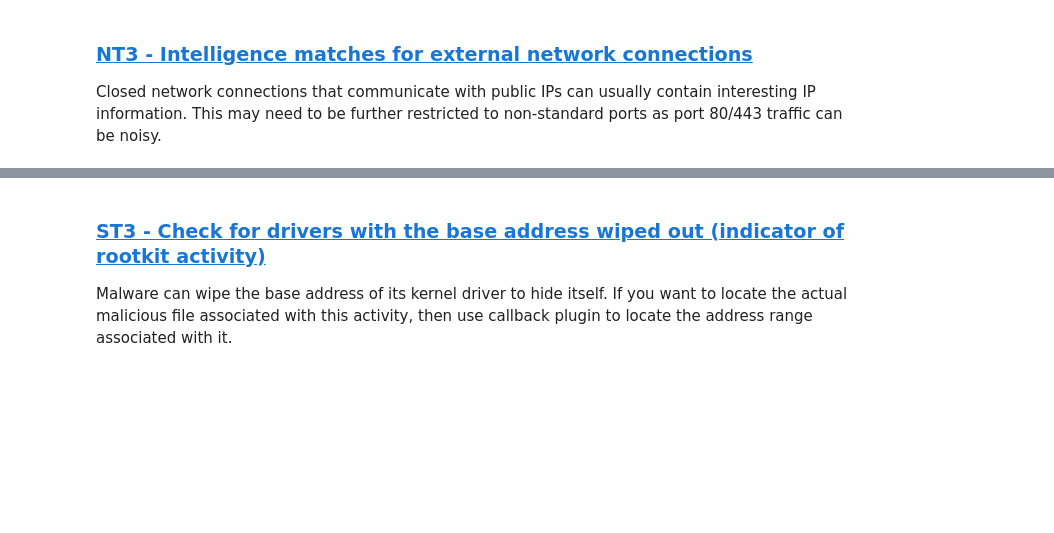
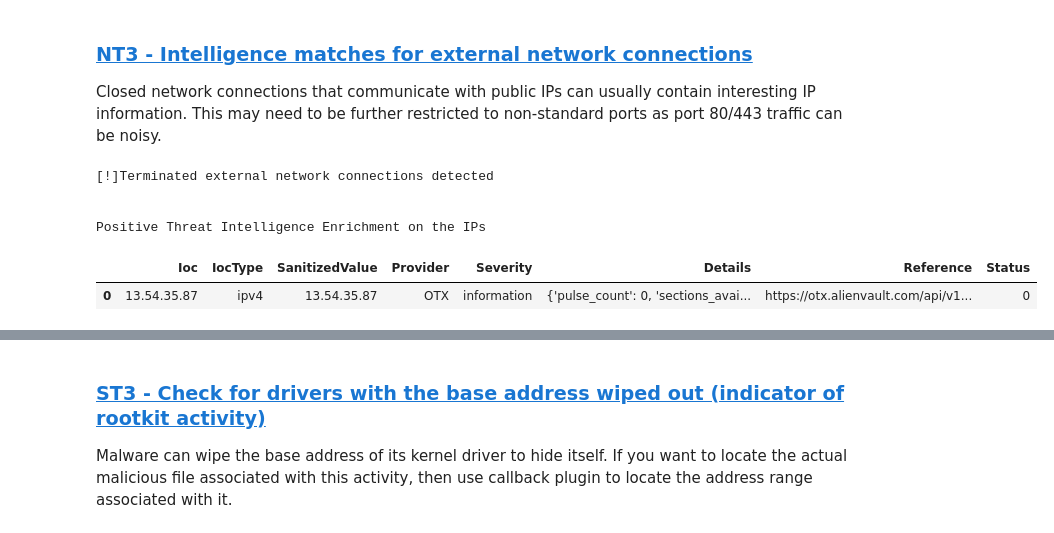
Before and after one commit to blueteam0ps/memOptix, a Jupyter notebook: memOptix-analyst.ipynb, the cells around one changed output, grey strips where cells are left out. Cells and saved outputs as stored; diff of their text form; code cells hidden in the pictures; blank space fills up the shorter version.

```diff
--- a/memOptix-analyst.ipynb
+++ b/memOptix-analyst.ipynb
@@ -243,16 +305,25 @@ Closed network connections that communicate with public IPs can usually contain
 # %%
 ext_netclose = dfnetscan[(dfnetscan["ForeignAddr"].str.match(r'(?!^0\.)(?!^10\.)(?!^100\.6[4-9]\.)(?!^100\.[7-9]\d\.)(?!^100\.1[0-1]\d\.)(?!^100\.12[0-7]\.)(?!^127\.)(?!^169\.254\.)(?!^172\.1[6-9]\.)(?!^172\.2[0-9]\.)(?!^172\.3[0-1]\.)(?!^192\.0\.0\.)(?!^192\.0\.2\.)(?!^192\.88\.99\.)(?!^192\.168\.)(?!^198\.1[8-9]\.)(?!^198\.51\.100\.)(?!^203.0\.113\.)(?!^22[4-9]\.)(?!^23[0-9]\.)(?!^24[0-9]\.)(?!^25[0-5]\.)(([0-9]|[1-9][0-9]|1[0-9]{2}|2[0-4][0-9]|25[0-5])\.([0-9]|[1-9][0-9]|1[0-9]{2}|2[0-4][0-9]|25[0-5])\.([0-9]|[1-9][0-9]|1[0-9]{2}|2[0-4][0-9]|25[0-5])\.([0-9]|[1-9][0-9]|1[0-9]{2}|2[0-4][0-9]|25[0-5]))$') == True)][["ForeignAddr","ForeignPort","Owner"]]
 if (ext_netclose.empty):
     print(Fore.GREEN + "[✓]No closed external connections were detected")
 else:
     print(Fore.RED + "[!]Terminated external network connections detected")
     ext_netclose.to_string(index = False)
-    #print(ext_netclose)
     print("\n")
     print("Positive Threat Intelligence Enrichment on the IPs")
-    display(ext_netclose.drop_duplicates(subset ="ForeignAddr", keep = False, inplace = True))
-    #resraw_intel = intel.lookup_iocs(data=ext_netclose, obs_col="ForeignAddr", providers=["GreyNoise","OTX"])
-    #res_intel = resraw_intel[resraw_intel["Result"]==True]
-    #display(res_intel)
+    ext_netclose.drop_duplicates(subset ="ForeignAddr", keep = False, inplace = True)
+    resraw_intel = intel.lookup_iocs(data=ext_netclose, obs_col="ForeignAddr")
+    res_intel = resraw_intel[resraw_intel["Result"]==True]
+
+    #Dropping columns that are not required
+    res_intel_cut = res_intel.drop(['QuerySubtype','RawResult','Result'], axis=1)
+    display(res_intel_cut)
+# %% [output]
+[!]Terminated external network connections detected
+
+
+Positive Threat Intelligence Enrichment on the IPs
+|  | Ioc | IocType | SanitizedValue | Provider | Severity | Details | Reference | Status |
+| 0 | 13.54.35.87 | ipv4 | 13.54.35.87 | OTX | information | {'pulse_count': 0, 'sections_avai... | https://otx.alienvault.com/api/v1... | 0 |
 # %% [markdown]
 ### <a href=#NT4>NT4 - Suspicious web connections that are not related to browsers</a>
```
Also changed, not shown: parts of 50 cells of this notebook.
